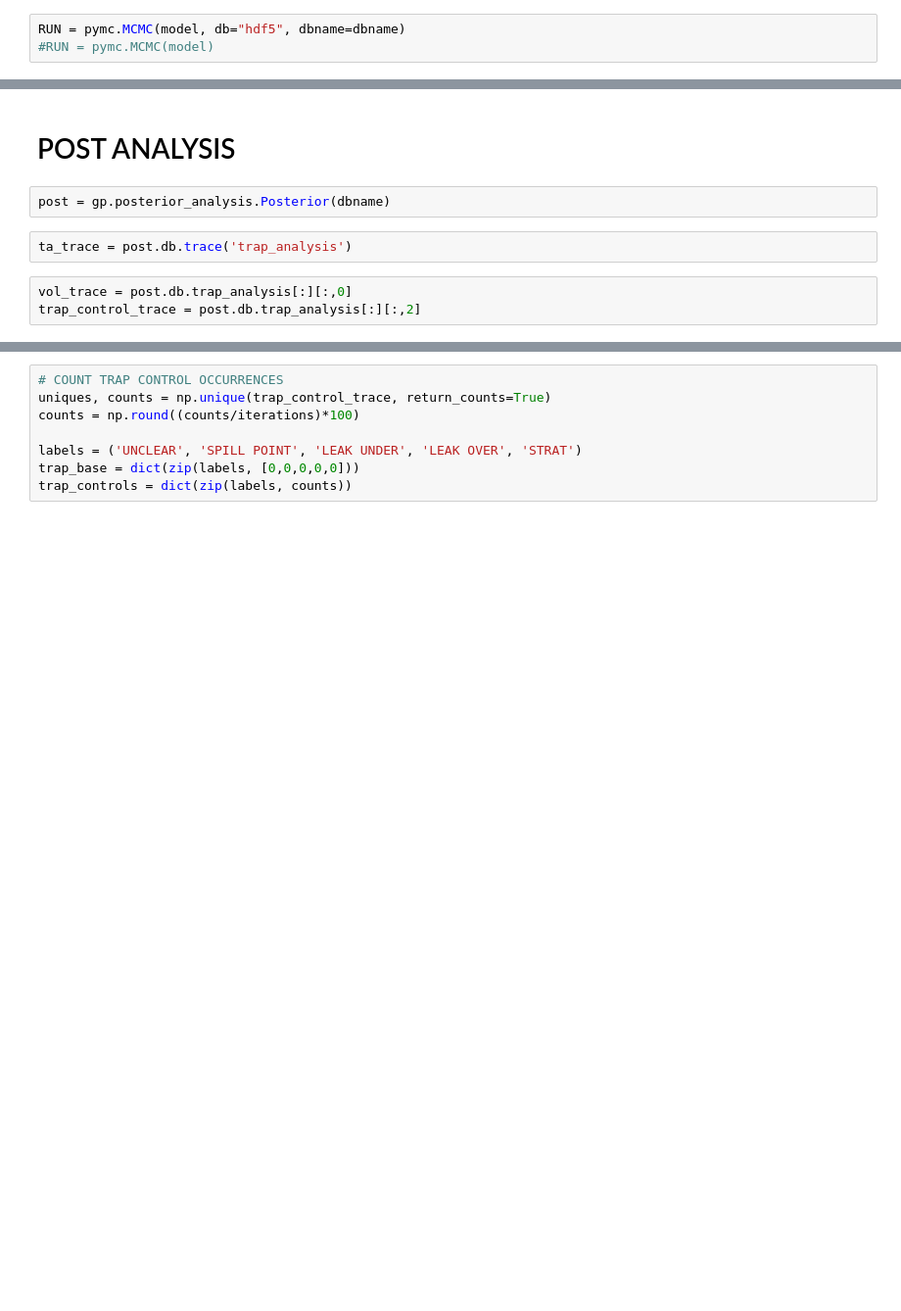
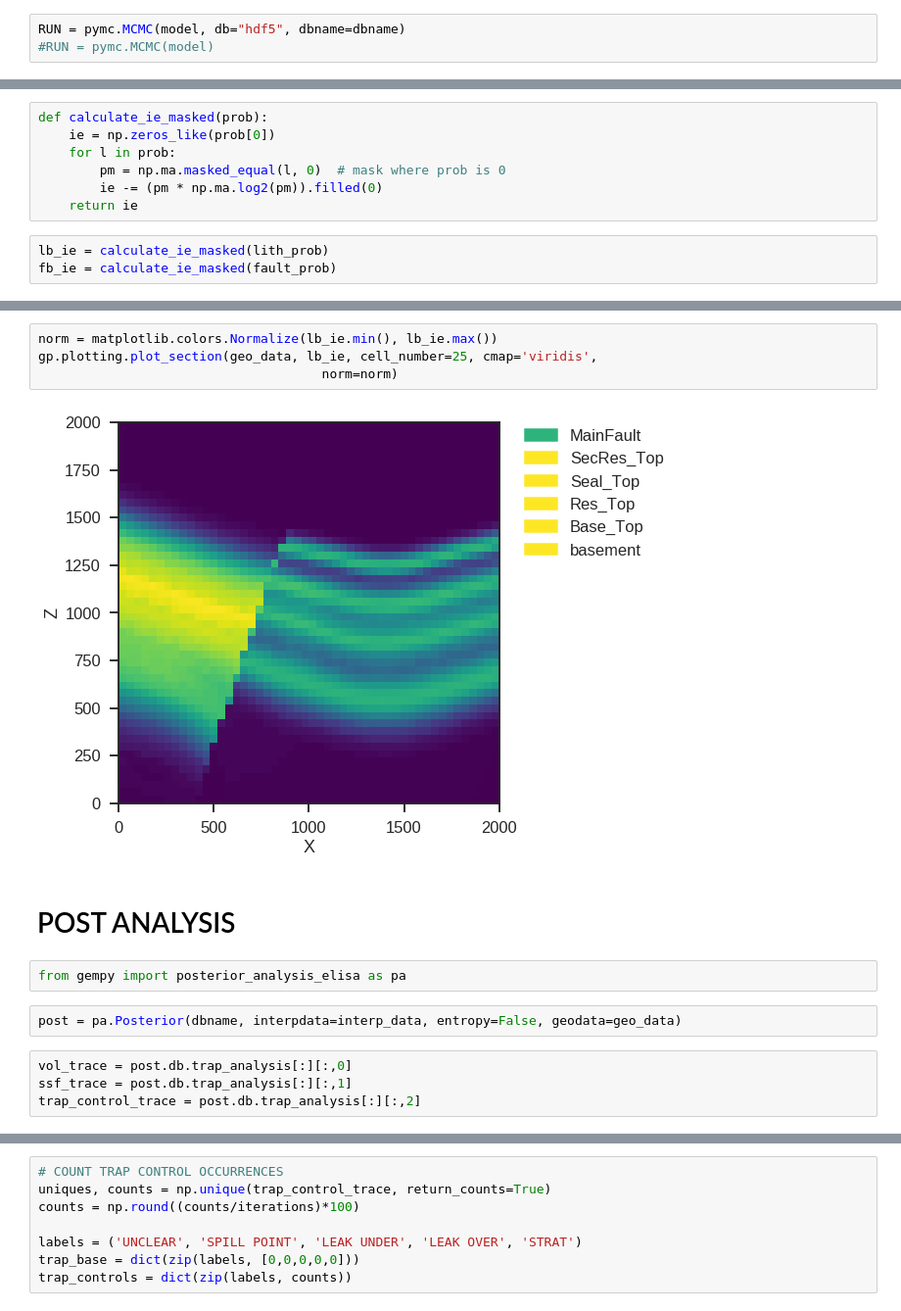
Before and after one commit to nre-aachen/Theses, a Jupyter notebook: Risk analysis/Notebooks/post_submission_continued_work/3D uncertainty (post-submission, work in progress).ipynb, the cells around one changed output, grey strips where cells are left out. Shown at 98% size. Cells and saved outputs as stored; diff of their text form; blank space fills up the shorter version.

```diff
--- a/Risk analysis/Notebooks/post_submission_continued_work/3D uncertainty (post-submission, work in progress).ipynb
+++ b/Risk analysis/Notebooks/post_submission_continued_work/3D uncertainty (post-submission, work in progress).ipynb
@@ -837,0 +731,10 @@ Maximum trap volume: 0 m³
+# %%
+def calculate_ie_masked(prob):
+    ie = np.zeros_like(prob[0])
+    for l in prob:
+        pm = np.ma.masked_equal(l, 0)  # mask where prob is 0
+        ie -= (pm * np.ma.log2(pm)).filled(0)
+    return ie
+# %%
+lb_ie = calculate_ie_masked(lith_prob)
+fb_ie = calculate_ie_masked(fault_prob)
@@ -838,10 +753,17 @@ Maximum trap volume: 0 m³
+# %%
+norm = matplotlib.colors.Normalize(lb_ie.min(), lb_ie.max())
+gp.plotting.plot_section(geo_data, lb_ie, cell_number=25, cmap='viridis',
+                                     norm=norm)
+# %% [output]
+[figure, added]
 # %% [markdown]
 # POST ANALYSIS
-# %%
-post = gp.posterior_analysis.Posterior(dbname)
-# %%
-ta_trace = post.db.trace('trap_analysis')
+# %%
+from gempy import posterior_analysis_elisa as pa
+# %%
+post = pa.Posterior(dbname, interpdata=interp_data, entropy=False, geodata=geo_data)
 # %%
 vol_trace = post.db.trap_analysis[:][:,0]
+ssf_trace = post.db.trap_analysis[:][:,1]
 trap_control_trace = post.db.trap_analysis[:][:,2]
 # %%
```
Also changed, not shown: parts of 36 cells of this notebook, 1 other file.
